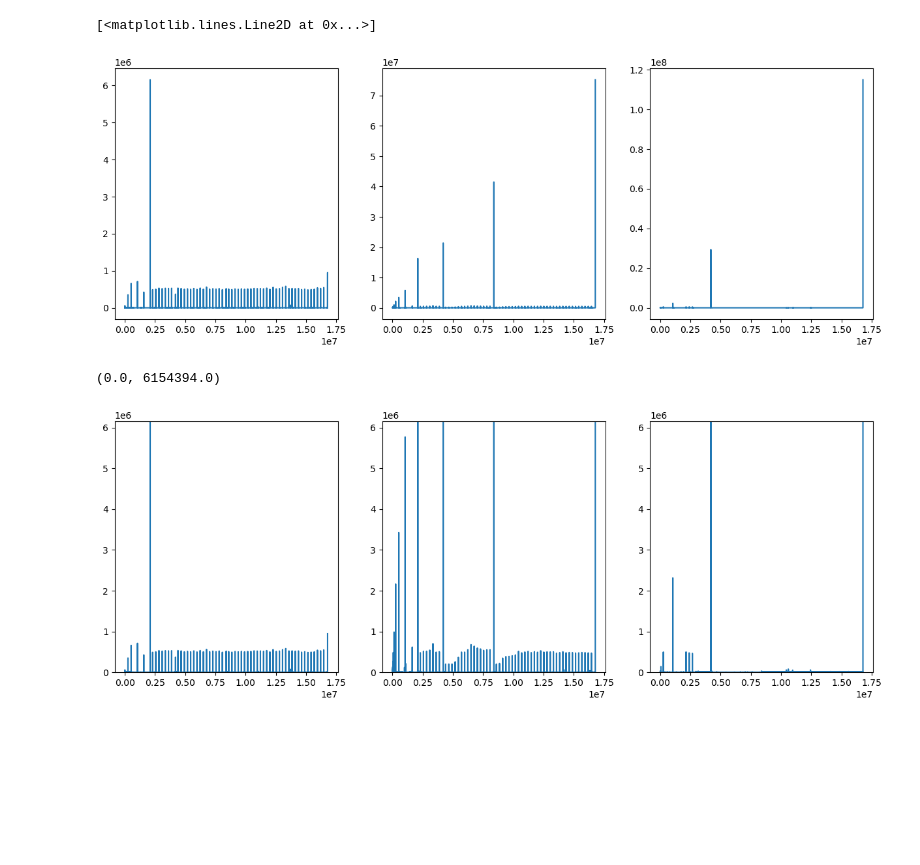
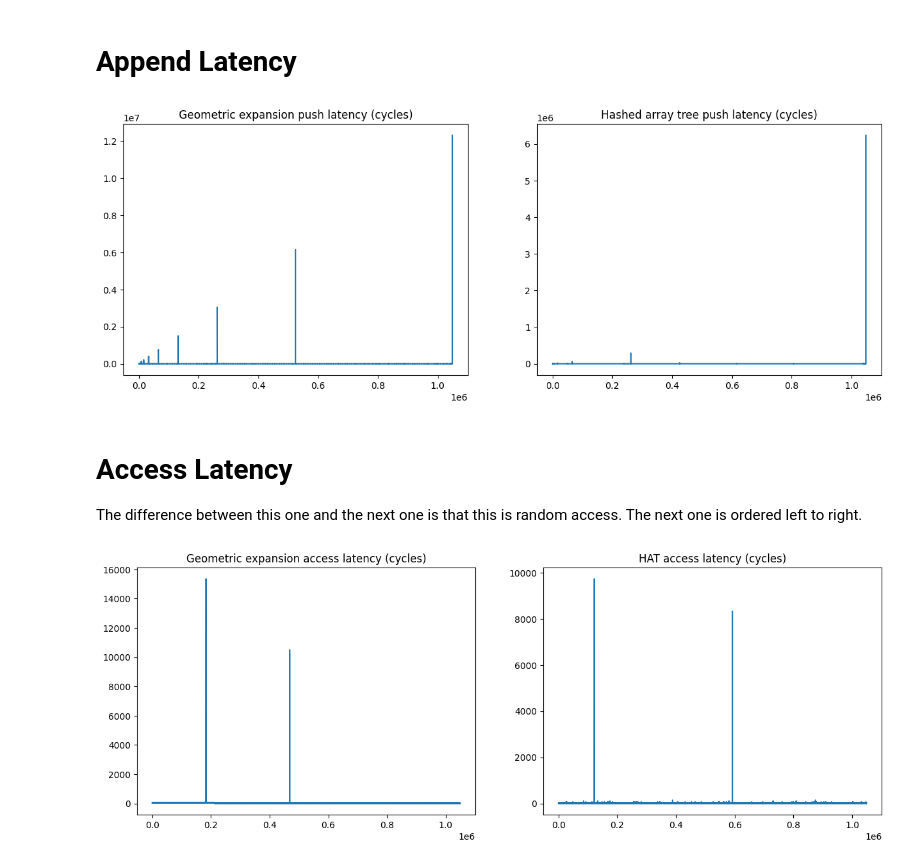
Before and after one commit to nngerncham/cs315_apal, a Jupyter notebook: assignments/asn01/01-better-resizable-arrays/Latency Analysis.ipynb, the cells around one changed output. Saved outputs shown, nothing was run; the diff lists cells and outputs as text; code cells hidden in the pictures; blank space fills up the shorter version.

Commit message:
a1 report started

```diff
--- a/assignments/asn01/01-better-resizable-arrays/Latency Analysis.ipynb
+++ b/assignments/asn01/01-better-resizable-arrays/Latency Analysis.ipynb
@@ -4,27 +4,43 @@ import pandas as pd
 import matplotlib.pyplot as plt
 %matplotlib inline
 # %%
-latencies = pd.read_csv("results.csv").set_index("i")
-# latencies
+# loading the data
+latencies = pd.read_csv("results_01.csv").set_index("i")
+# %% [markdown]
+# Append Latency
 # %%
-fig, ((ax1, ax2, ax3)) = plt.subplots(1, 3, figsize=(15, 5))
+fig, ((ax2, ax3)) = plt.subplots(1, 2, figsize=(15, 5))
+# fig, ((ax1, ax2, ax3)) = plt.subplots(1, 3, figsize=(15, 5))
 
-ax1.plot(latencies["alpha_push"])
+# ax1.plot(latencies["alpha_push"])
+# ax1.set_title("Built-in Vec push latency (cycles)")
+
 ax2.plot(latencies["double_push"])
+ax2.set_title("Geometric expansion push latency (cycles)")
+
 ax3.plot(latencies["hat_push"])
+ax3.set_title("Hashed array tree push latency (cycles)")
+
+fig.savefig("../report/graphics/01-push-latencies.png", bbox_inches='tight')
 # %% [output]
-[<matplotlib.lines.Line2D at 0x...>]
-[figure, old version]
+[figure, new version]
+# %% [markdown]
+# Access Latency
+
+The difference between this one and the next one is that this is random access. The next one is ordered left to right.
 # %%
-fig, ((ax1, ax2, ax3)) = plt.subplots(1, 3, figsize=(15, 5))
-data_max = latencies["alpha_push"].max()
+fig, ((ax2, ax3)) = plt.subplots(1, 2, figsize=(15, 5))
+# fig, ((ax1, ax2, ax3)) = plt.subplots(1, 3, figsize=(15, 5))
 
-ax1.plot(latencies["alpha_push"])
-ax1.set_ylim(0, data_max)
-ax2.plot(latencies["double_push"])
-ax2.set_ylim(0, data_max)
-ax3.plot(latencies["hat_push"])
-ax3.set_ylim(0, data_max)
+# ax1.plot(latencies["alpha_get"])
+# ax1.set_title("Built-in Vec access latency (cycles)")
+
+ax2.plot(latencies["double_get"])
+ax2.set_title("Geometric expansion access latency (cycles)")
+
+ax3.plot(latencies["hat_get"])
+ax3.set_title("HAT access latency (cycles)")
+
+fig.savefig("../report/graphics/01-access-latencies.png", bbox_inches='tight')
 # %% [output]
-(0.0, 6154394.0)
-[figure, old version]
+[figure, new version]
```
Also changed, not shown: parts of 5 cells of this notebook, 11 other files.
